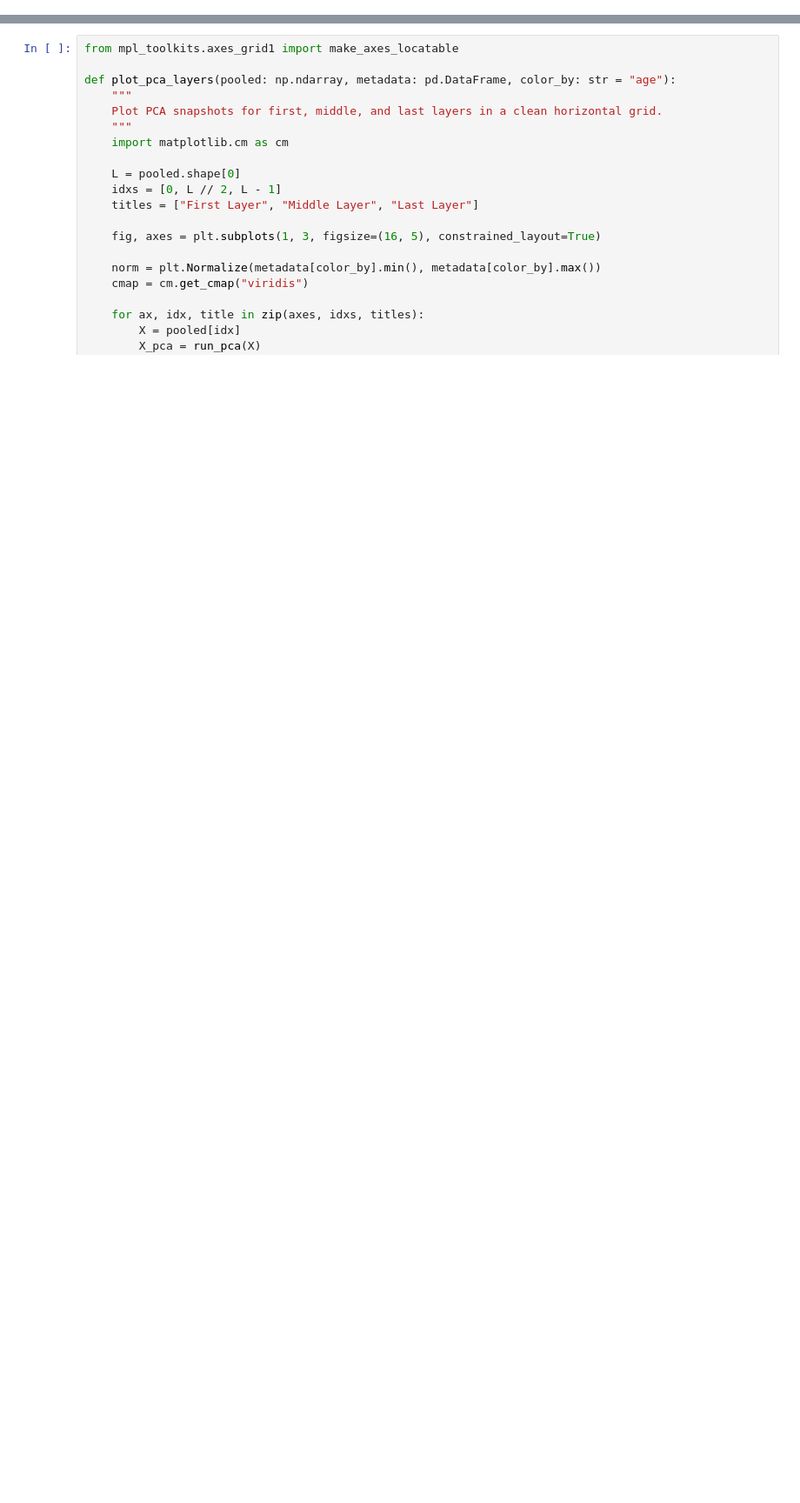
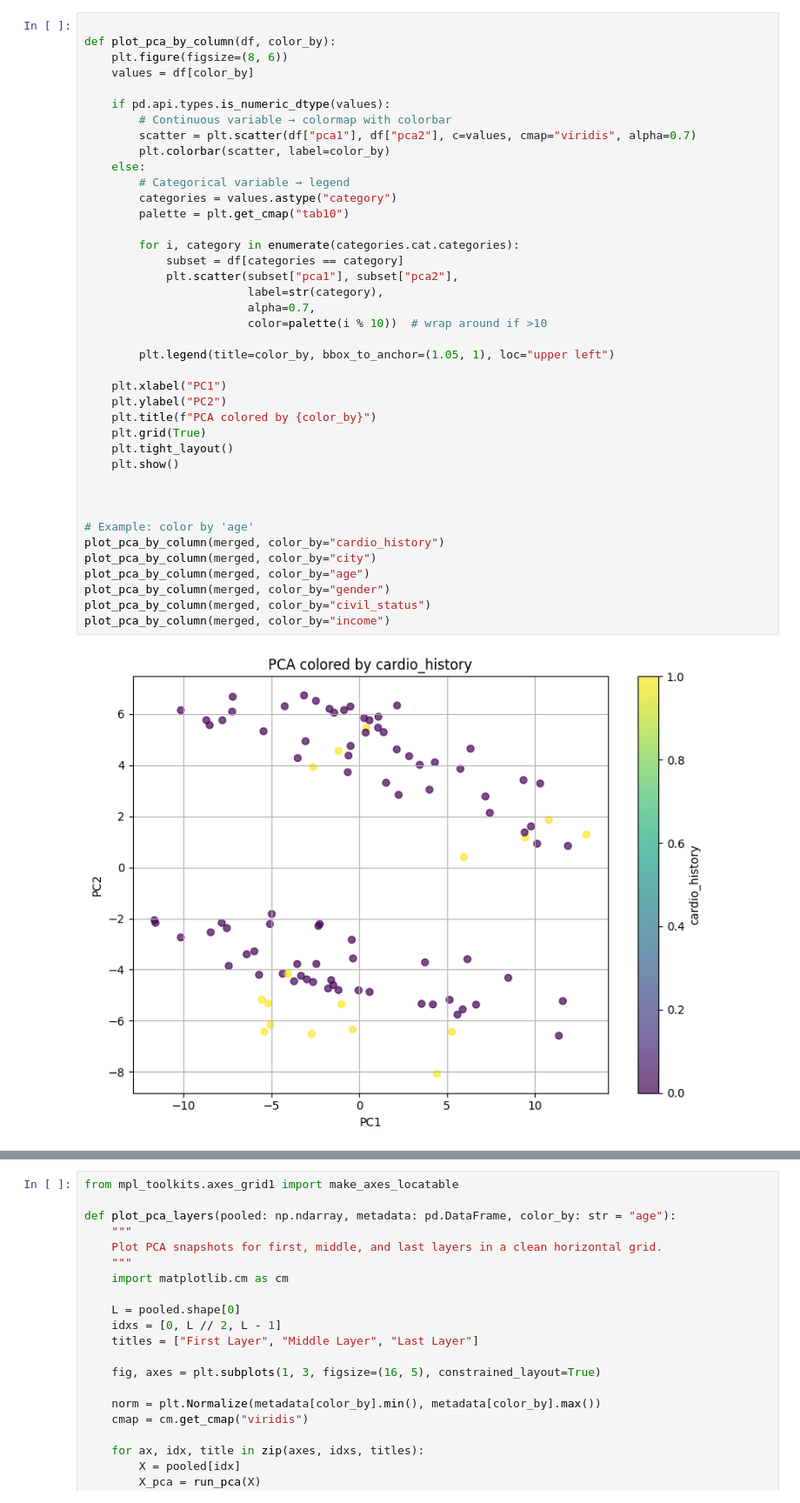
Before and after one commit to niznik-dev/predicting-zygosity, a Jupyter notebook: embeddings/explore_results.ipynb, the cells around one changed output, grey strips where cells are left out. Shown: that part at 87% size. Drawn from its saved outputs; the diff is of its cells as text; blank space fills up the shorter version.

```diff
--- a/embeddings/explore_results.ipynb
+++ b/embeddings/explore_results.ipynb
@@ -57,0 +143,42 @@ def run_pca(X: np.ndarray, n_components: int = 2) -> np.ndarray:
+# %%
+
+def plot_pca_by_column(df, color_by):
+    plt.figure(figsize=(8, 6))
+    values = df[color_by]
+
+    if pd.api.types.is_numeric_dtype(values):
+        # Continuous variable → colormap with colorbar
+        scatter = plt.scatter(df["pca1"], df["pca2"], c=values, cmap="viridis", alpha=0.7)
+        plt.colorbar(scatter, label=color_by)
+    else:
+        # Categorical variable → legend
+        categories = values.astype("category")
+        palette = plt.get_cmap("tab10")
+
+        for i, category in enumerate(categories.cat.categories):
+            subset = df[categories == category]
+            plt.scatter(subset["pca1"], subset["pca2"],
+                        label=str(category),
+                        alpha=0.7,
+                        color=palette(i % 10))  # wrap around if >10
+
+        plt.legend(title=color_by, bbox_to_anchor=(1.05, 1), loc="upper left")
+
+    plt.xlabel("PC1")
+    plt.ylabel("PC2")
+    plt.title(f"PCA colored by {color_by}")
+    plt.grid(True)
+    plt.tight_layout()
+    plt.show()
+
+
+
+# Example: color by 'age'
+plot_pca_by_column(merged, color_by="cardio_history")
+plot_pca_by_column(merged, color_by="city")
+plot_pca_by_column(merged, color_by="age")
+plot_pca_by_column(merged, color_by="gender")
+plot_pca_by_column(merged, color_by="civil_status")
+plot_pca_by_column(merged, color_by="income")
+# %% [output]
+[figure, added]
```
Also changed, not shown: parts of 11 cells of this notebook, 5 other files.
